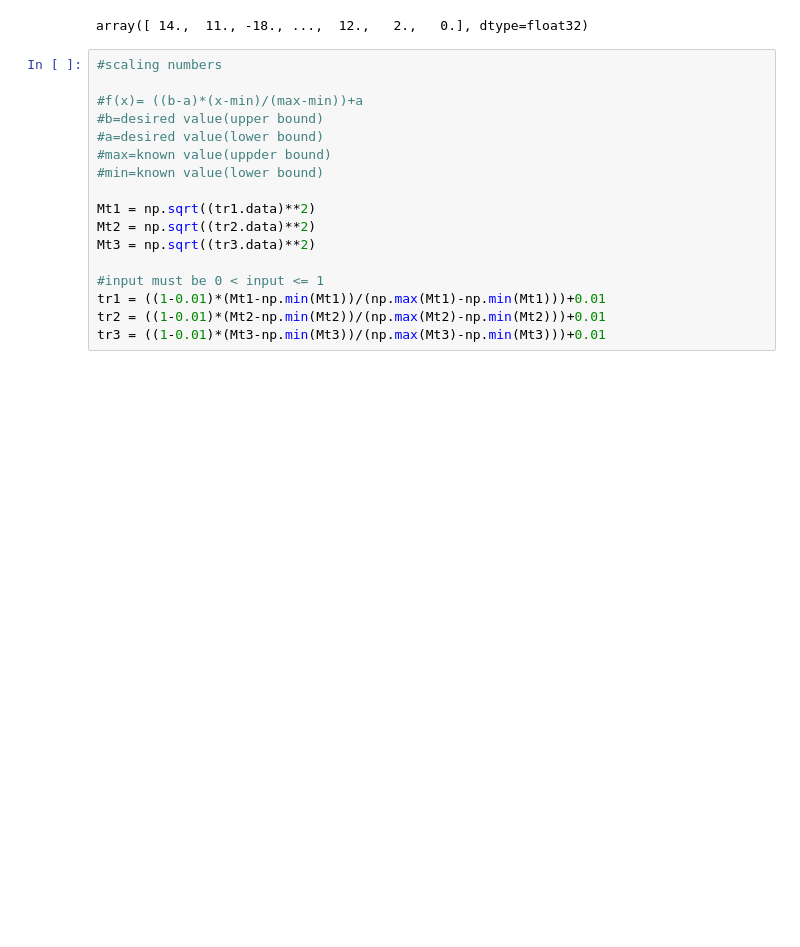
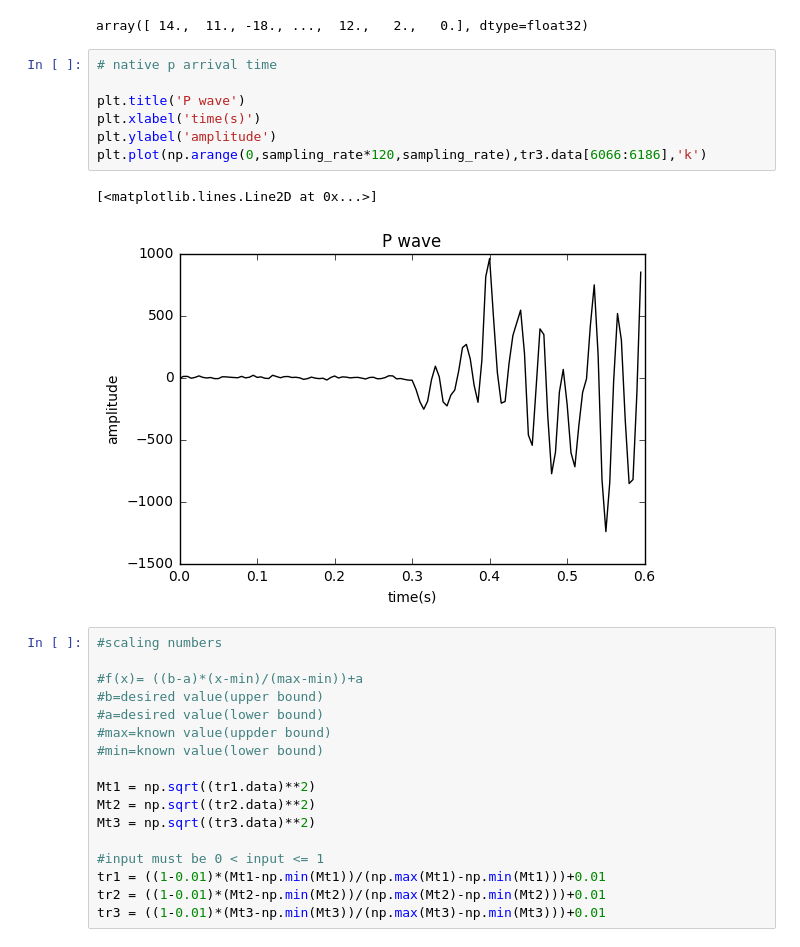
Before and after one commit to internnos/final-project, a Jupyter notebook: Wave Training.ipynb, the cells around one changed output. Cells and saved outputs as stored; diff of their text form; blank space fills up the shorter version.

```diff
--- a/Wave Training.ipynb
+++ b/Wave Training.ipynb
@@ -45,6 +45,16 @@ tr2.data
 tr3.data
 # %% [output]
 array([ 14.,  11., -18., ...,  12.,   2.,   0.], dtype=float32)
+# %%
+# native p arrival time
+
+plt.title('P wave')
+plt.xlabel('time(s)')
+plt.ylabel('amplitude')
+plt.plot(np.arange(0,sampling_rate*120,sampling_rate),tr3.data[6066:6186],'k')
+# %% [output]
+[<matplotlib.lines.Line2D at 0x...>]
+[figure, added]
 # %%
 #scaling numbers
 
```
Also changed, not shown: parts of 2 cells of this notebook, 2 other files.
